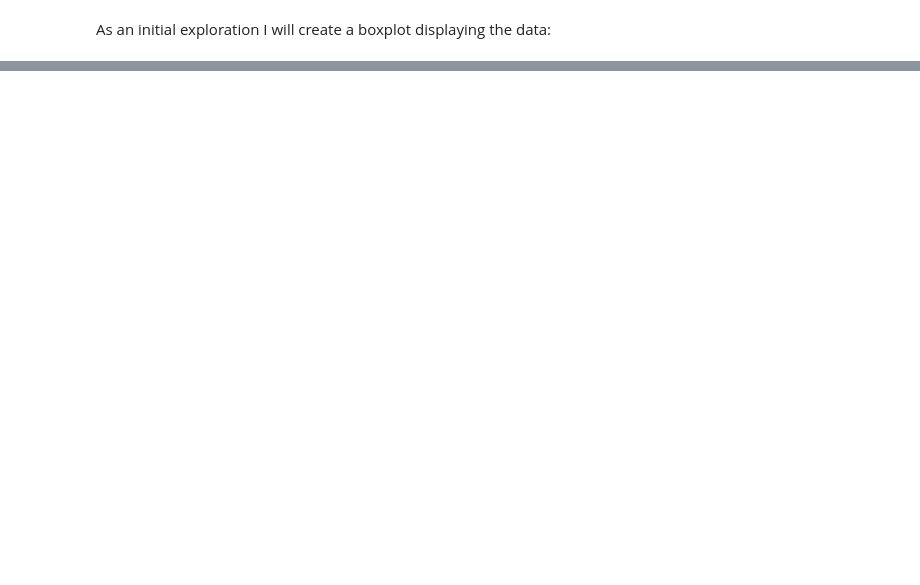
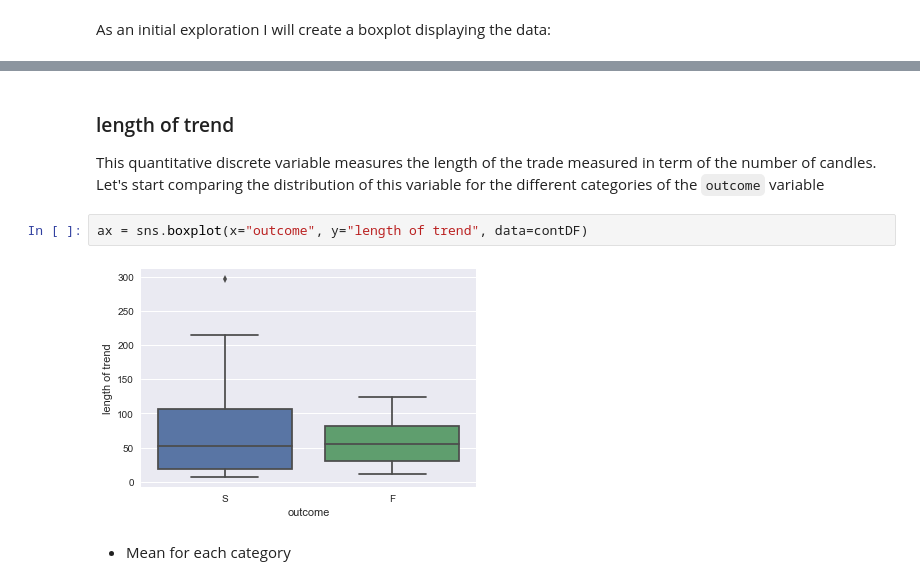
Before and after one commit to FOREXfunguru/FOREX, a Jupyter notebook: notebooks/Binary_classifier_using_ML.ipynb, the cells around one changed output, grey strips where cells are left out. Cells and saved outputs as stored; diff of their text form; blank space fills up the shorter version.

```diff
--- a/notebooks/Binary_classifier_using_ML.ipynb
+++ b/notebooks/Binary_classifier_using_ML.ipynb
@@ -189,0 +257,9 @@ ax = sns.boxplot(x="outcome", y="No of candles", data=contDF)
+# %% [markdown]
+### length of trend
+This quantitative discrete variable measures the length of the trade measured in term of the number of candles. Let's start comparing the distribution of this variable for the different categories of the `outcome` variable
+# %%
+ax = sns.boxplot(x="outcome", y="length of trend", data=contDF)
+# %% [output]
+[figure, added]
+# %% [markdown]
+* Mean for each category
```
Also changed, not shown: parts of 48 cells of this notebook.
